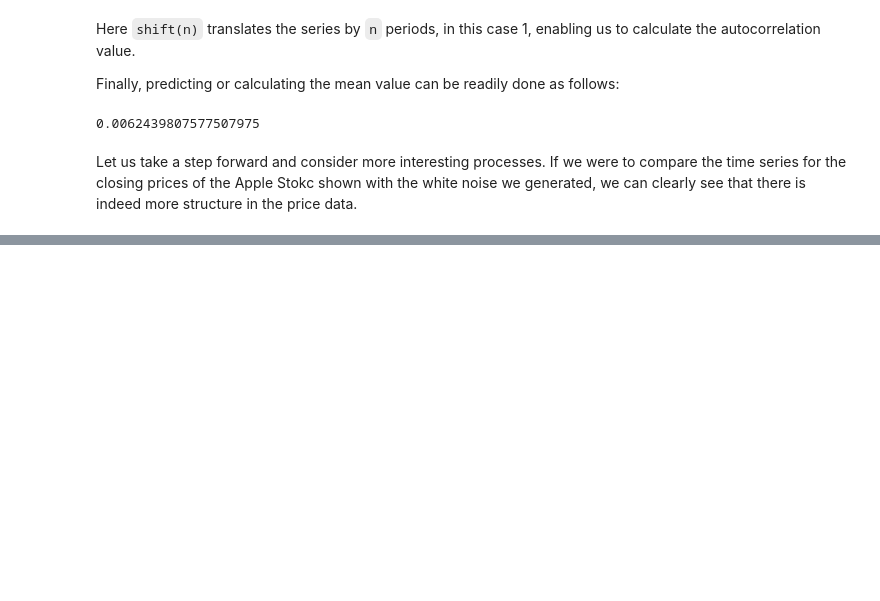
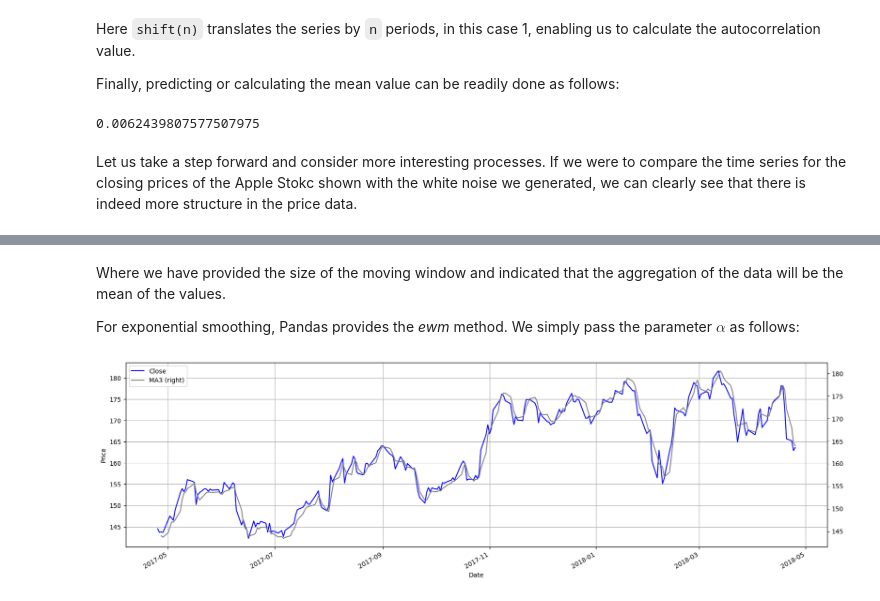
Before and after one commit to RobertoRosa7/python, a Jupyter notebook: advanced-data-science/chapter-1.ipynb, the cells around one changed output, grey strips where cells are left out. Cells and saved outputs as stored; diff of their text form; code cells hidden in the pictures; blank space fills up the shorter version.

```diff
--- a/advanced-data-science/chapter-1.ipynb
+++ b/advanced-data-science/chapter-1.ipynb
@@ -414,0 +553,4 @@ arr = appl['Close'].plot(
+# %%
+# Moving Averages
+appl['MA3'] = appl['Close'].rolling(window=3).mean()
+appl.head()
@@ -414,0 +565,9 @@ arr = appl['Close'].plot(
+# %% [markdown]
+Where we have provided the size of the moving window and indicated that the aggregation of the data will be the mean of the values.
+
+For exponential smoothing, Pandas provides the *ewm* method. We simply pass the parameter $\alpha$ as follows:
+# %%
+arr = appl['Close'].plot(color="blue",  figsize=(20, 6), grid=True, xlabel="Date",  ylabel="Price", legend="-")
+arr = appl['MA3'].plot(secondary_y=True, color="gray", legend="--")
+# %% [output]
+[figure, added]
```
Also changed, not shown: parts of 56 cells of this notebook, 13 other files.
